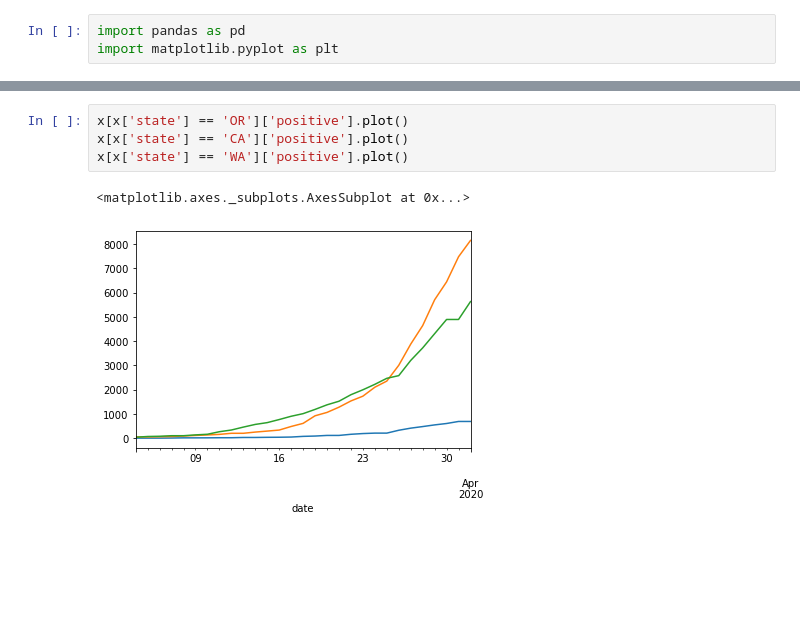
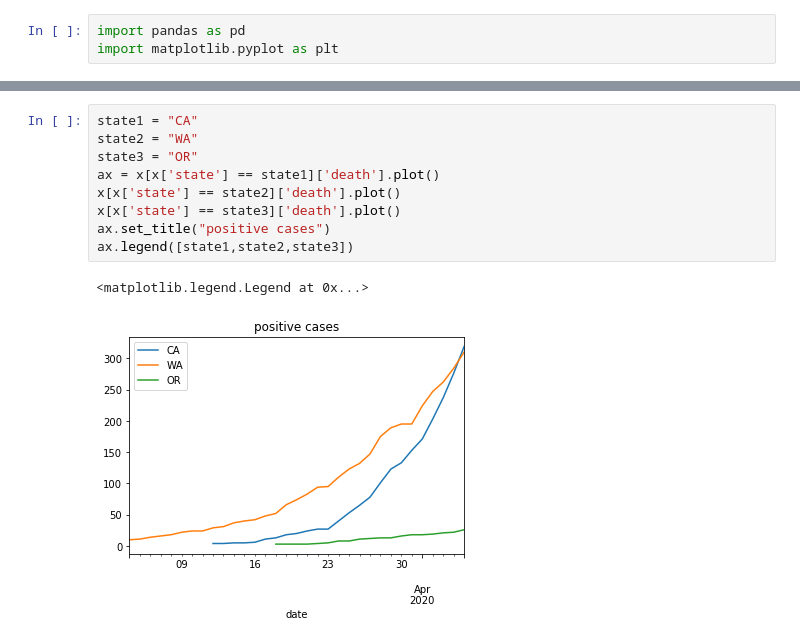
Before and after one commit to andrewkern/bio399, a Jupyter notebook: week2.ipynb, the cells around one changed output, grey strips where cells are left out. Drawn from its saved outputs; the diff is of its cells as text; blank space fills up the shorter version.

```diff
--- a/week2.ipynb
+++ b/week2.ipynb
@@ -28,7 +72,12 @@ x.set_index(['date'],inplace=True)
-# %%
-x[x['state'] == 'OR']['positive'].plot()
-x[x['state'] == 'CA']['positive'].plot()
-x[x['state'] == 'WA']['positive'].plot()
-# %% [output]
-<matplotlib.axes._subplots.AxesSubplot at 0x...>
-[figure, removed]
+# %%
+state1 = "CA"
+state2 = "WA"
+state3 = "OR"
+ax = x[x['state'] == state1]['death'].plot()
+x[x['state'] == state2]['death'].plot()
+x[x['state'] == state3]['death'].plot()
+ax.set_title("positive cases")
+ax.legend([state1,state2,state3])
+# %% [output]
+<matplotlib.legend.Legend at 0x...>
+[figure, added]
```
Also changed, not shown: parts of 26 cells of this notebook, 1 other file.
